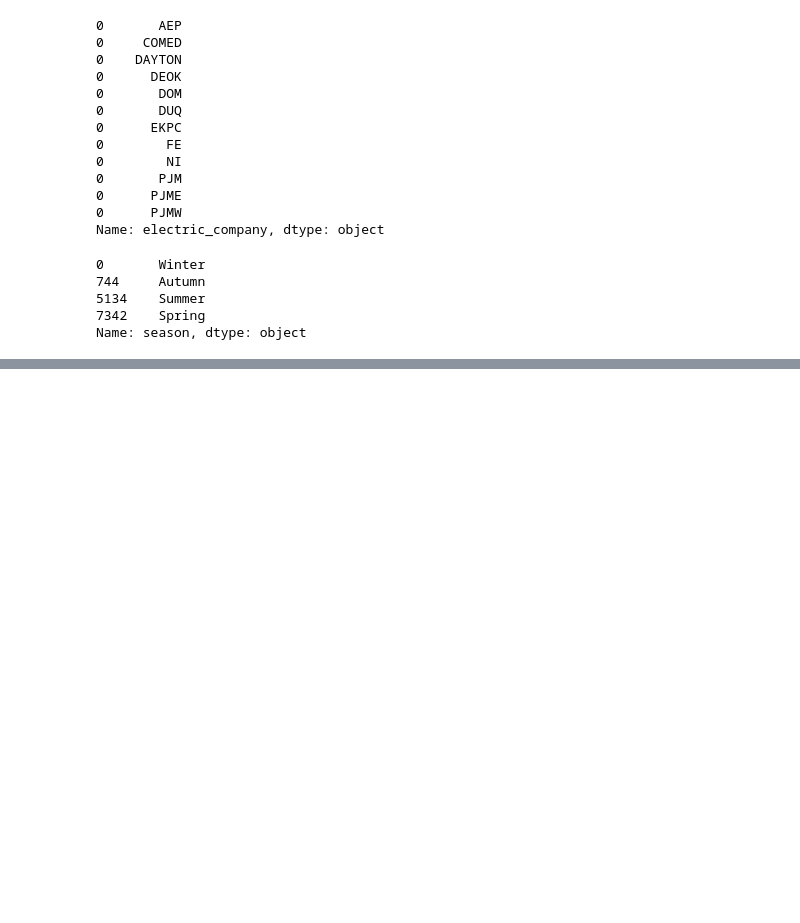
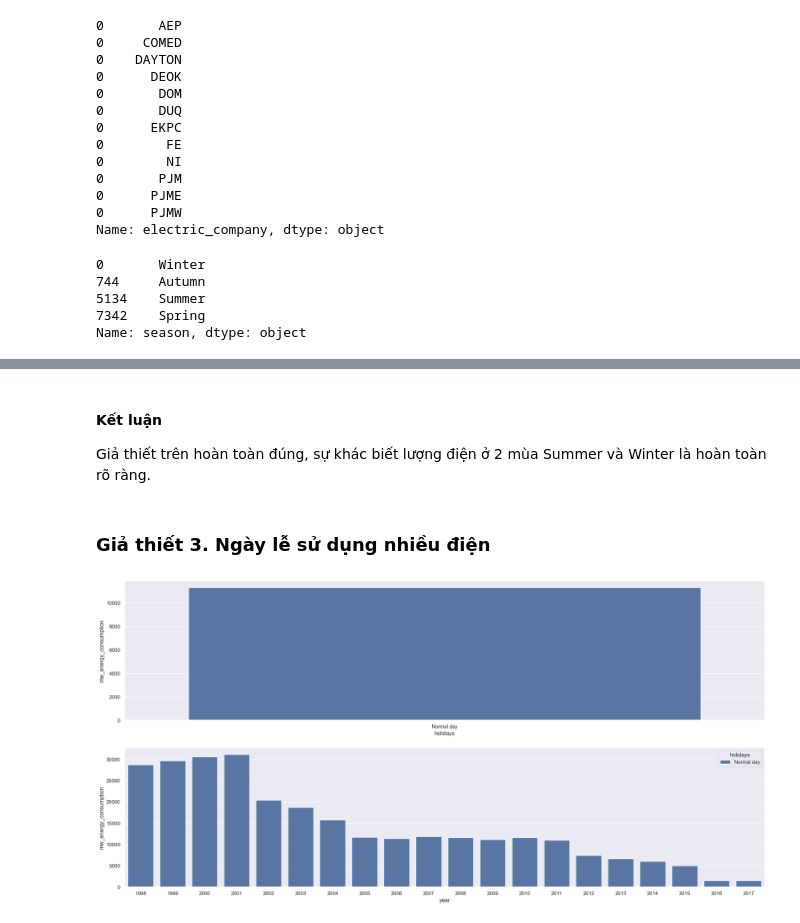
Before and after one commit to tranchienthang30/BTL_DataScience, a Jupyter notebook: Energy_Consumption.ipynb, the cells around one changed output, grey strips where cells are left out. Drawn from its saved outputs; the diff is of its cells as text; code cells hidden in the pictures; blank space fills up the shorter version.

```diff
--- a/Energy_Consumption.ipynb
+++ b/Energy_Consumption.ipynb
@@ -795,0 +818,16 @@ sns.kdeplot( df4[df4['holidays'] == 'Normal day']['mw_energy_consumption'], labe
+# %% [markdown]
+#### Kết luận
+
+Giả thiết trên hoàn toàn đúng, sự khác biết lượng điện ở 2 mùa Summer và Winter là hoàn toàn rõ ràng.
+# %% [markdown]
+### Giả thiết 3. Ngày lễ sử dụng nhiều điện
+# %%
+aux1 = df4[['holidays', 'mw_energy_consumption']].groupby('holidays').mean().reset_index()
+plt.subplot(2,1,1)
+sns.barplot(x='holidays', y='mw_energy_consumption', data=aux1)
+
+aux2 = df4[['year', 'holidays', 'mw_energy_consumption']].groupby( ['year', 'holidays'] ).mean().reset_index()
+plt.subplot( 2, 1, 2 )
+sns.barplot( x='year', y='mw_energy_consumption', hue='holidays', data=aux2 );
+# %% [output]
+[figure, added]
```
Also changed, not shown: parts of 30 cells of this notebook.
